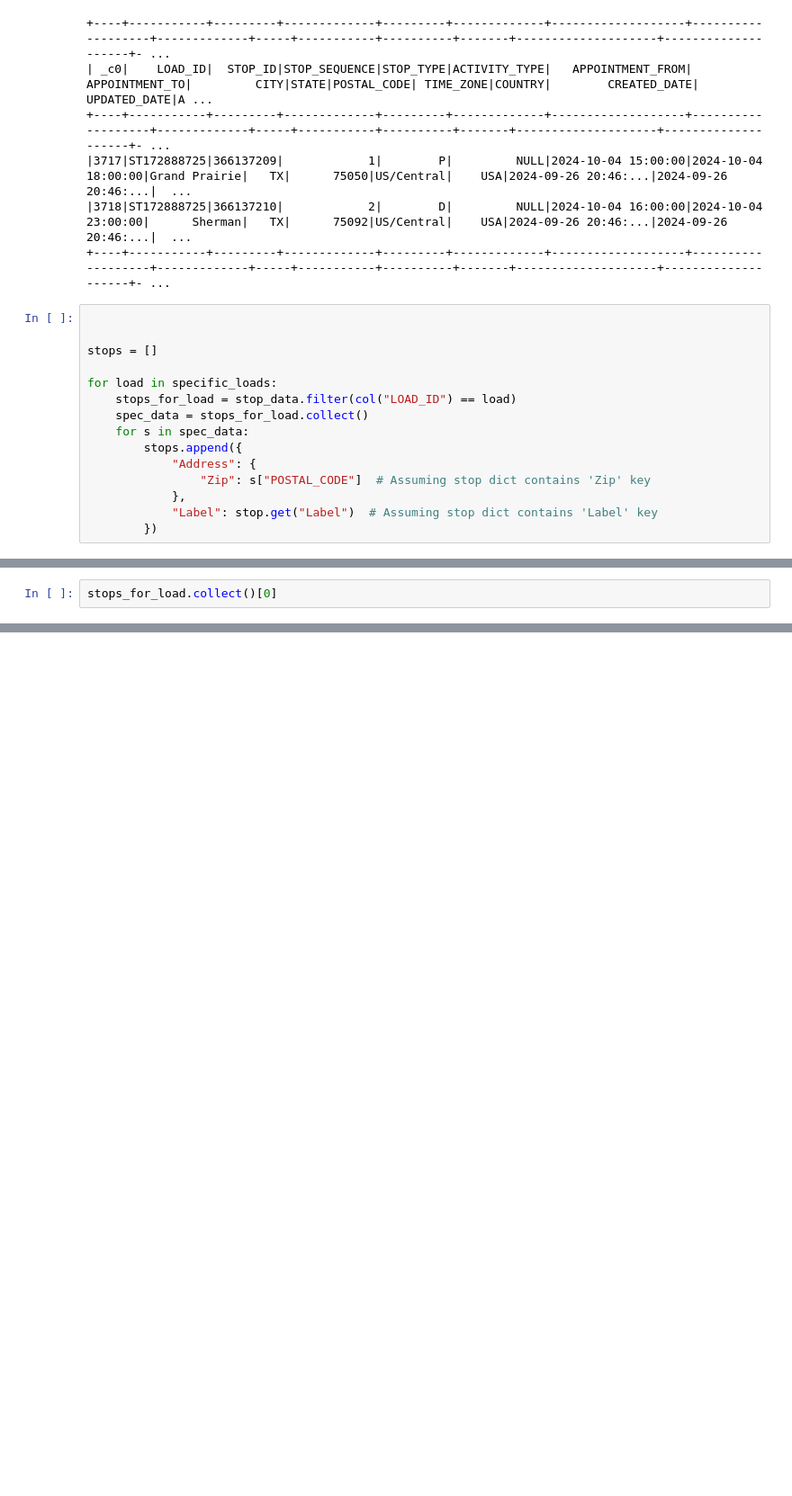
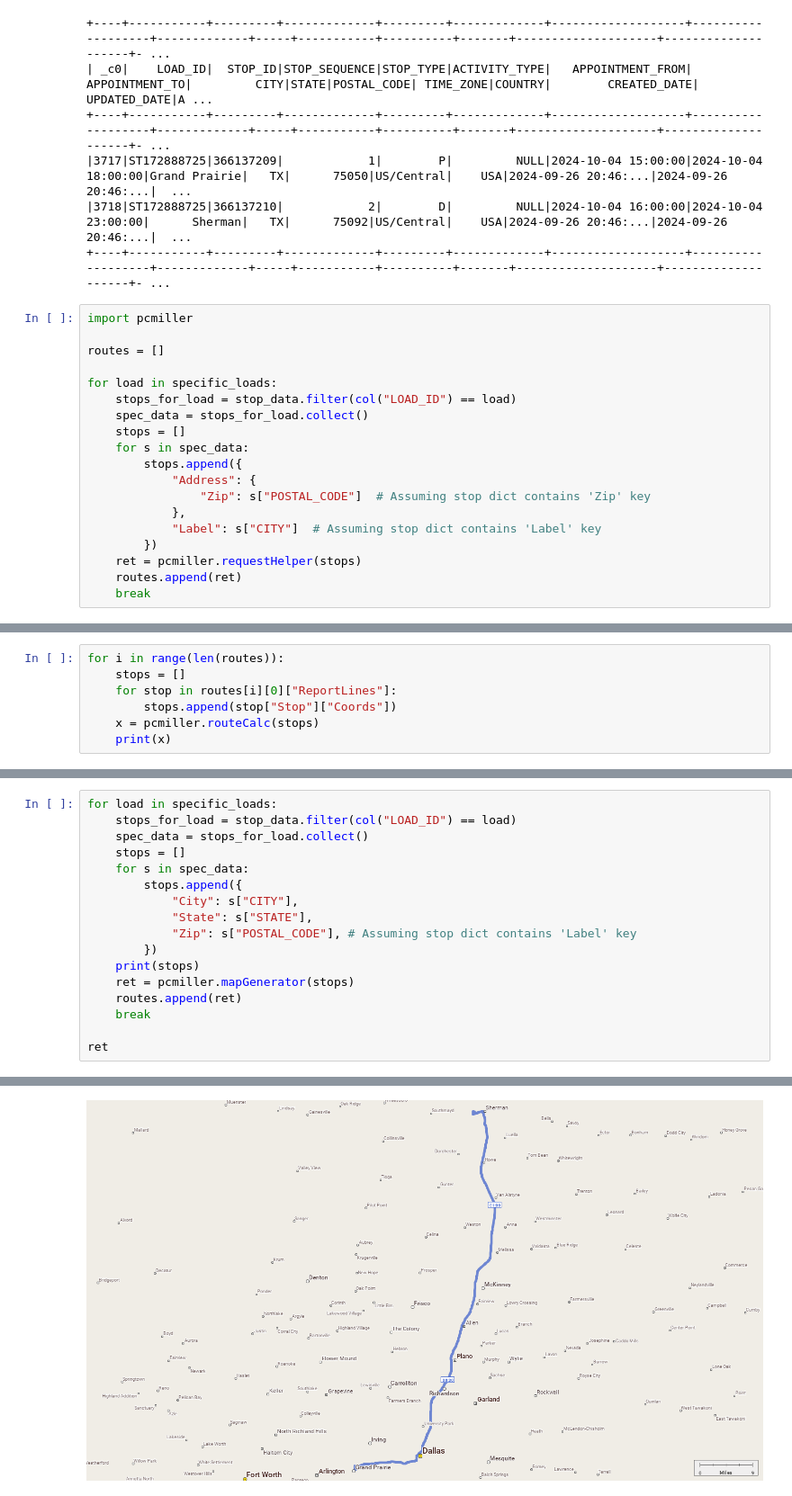
Before and after one commit to saarthakaggarwal/schneider_team_2, a Jupyter notebook: testing.ipynb, the cells around one changed output, grey strips where cells are left out. Shown at 90% size. Drawn from its saved outputs; the diff is of its cells as text; blank space fills up the shorter version.

```diff
--- a/testing.ipynb
+++ b/testing.ipynb
@@ -40,17 +40,21 @@ stops_for_load.show()
 |3718|ST172888725|366137210|            2|        D|         NULL|2024-10-04 16:00:00|2024-10-04 23:00:00|      Sherman|   TX|      75092|US/Central|    USA|2024-09-26 20:46:...|2024-09-26 20:46:...|  ...
 +----+-----------+---------+-------------+---------+-------------+-------------------+-------------------+-------------+-----+-----------+----------+-------+--------------------+--------------------+- ...
 # %%
+import pcmiller
 
-
-stops = []
+routes = []
 
 for load in specific_loads:
     stops_for_load = stop_data.filter(col("LOAD_ID") == load)
     spec_data = stops_for_load.collect()
+    stops = []
     for s in spec_data:
         stops.append({
             "Address": {
                 "Zip": s["POSTAL_CODE"]  # Assuming stop dict contains 'Zip' key
             },
-            "Label": stop.get("Label")  # Assuming stop dict contains 'Label' key
+            "Label": s["CITY"]  # Assuming stop dict contains 'Label' key
         })
+    ret = pcmiller.requestHelper(stops)
+    routes.append(ret)
+    break
@@ -59,3 +61,8 @@ for load in specific_loads:
 # %%
-stops_for_load.collect()[0]
+for i in range(len(routes)):
+    stops = []
+    for stop in routes[i][0]["ReportLines"]:
+        stops.append(stop["Stop"]["Coords"])
+    x = pcmiller.routeCalc(stops)
+    print(x)
 # %% [output]
@@ -62,0 +70,18 @@ Row(_c0=3717, LOAD_ID='ST172888725', STOP_ID='366137209', STOP_SEQUENCE=1, STOP_
+# %%
+for load in specific_loads:
+    stops_for_load = stop_data.filter(col("LOAD_ID") == load)
+    spec_data = stops_for_load.collect()
+    stops = []
+    for s in spec_data:
+        stops.append({
+            "City": s["CITY"],
+            "State": s["STATE"],
+            "Zip": s["POSTAL_CODE"], # Assuming stop dict contains 'Label' key
+        })
+    print(stops)
+    ret = pcmiller.mapGenerator(stops)
+    routes.append(ret)
+    break
+
+ret
+# %% [output]
@@ -62,0 +90 @@ Row(_c0=3717, LOAD_ID='ST172888725', STOP_ID='366137209', STOP_SEQUENCE=1, STOP_
+[figure, added]
```
Also changed, not shown: parts of 4 cells of this notebook, 1 other file.
